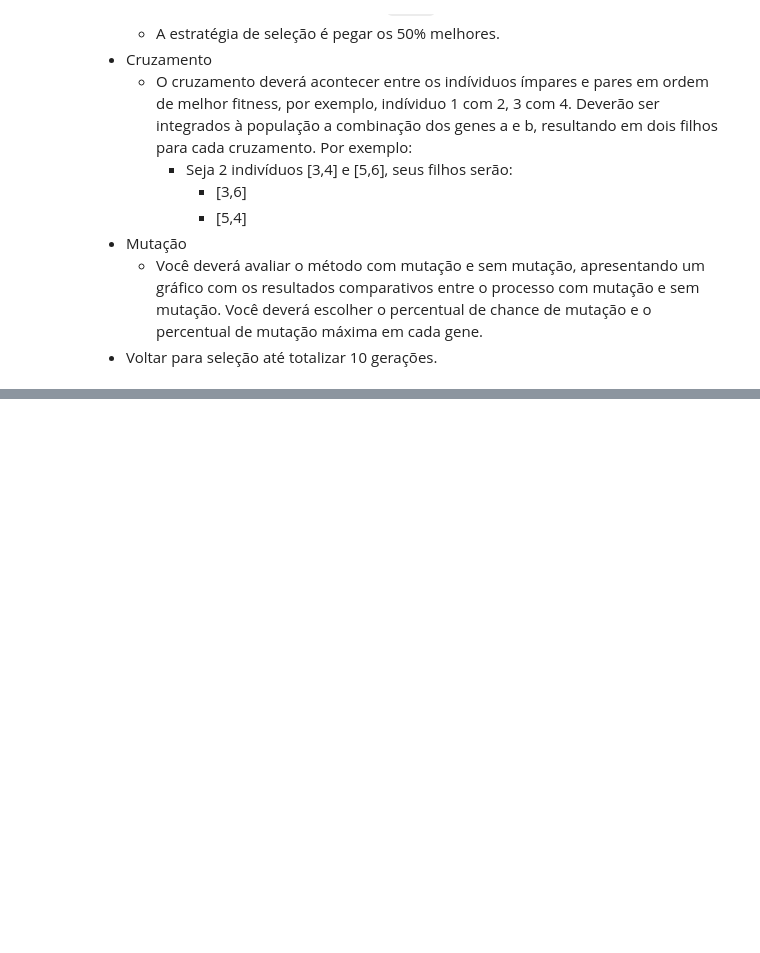
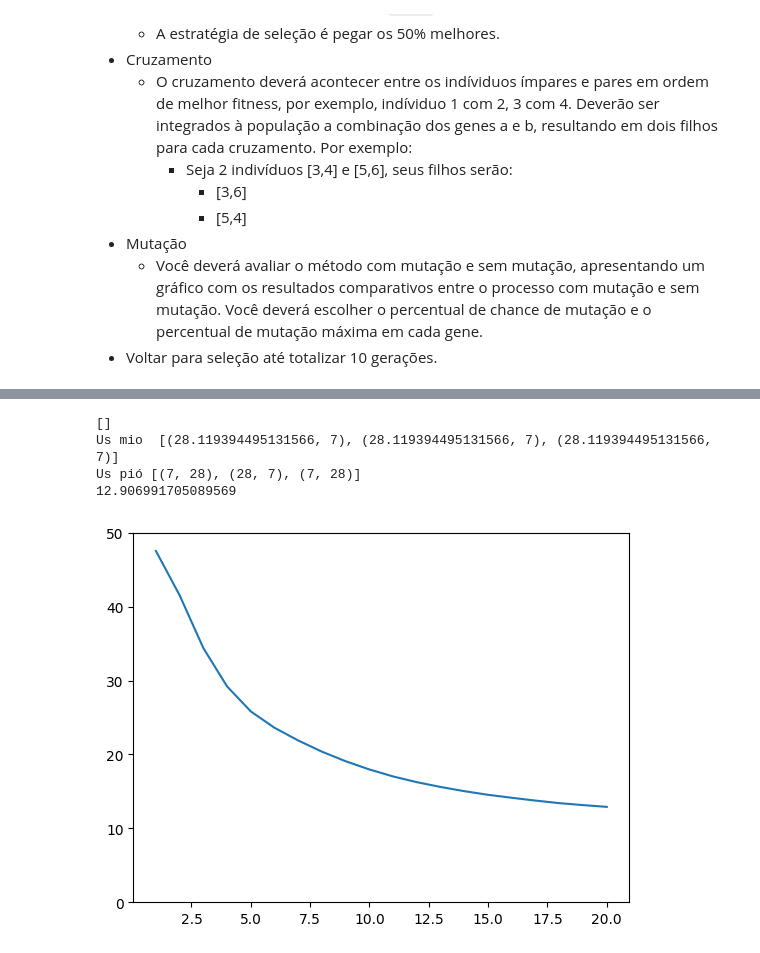
Before and after one commit to thisanches07/Algoritmo-Genetico, a Jupyter notebook: AC2_Algoritmo_Genetico.ipynb, the cells around one changed output, grey strips where cells are left out. Saved outputs shown, nothing was run; the diff lists cells and outputs as text; code cells hidden in the pictures; blank space fills up the shorter version.

```diff
--- a/AC2_Algoritmo_Genetico.ipynb
+++ b/AC2_Algoritmo_Genetico.ipynb
@@ -112,0 +138,68 @@ X_train, X_test, y_train, y_test = train_test_split(X, y,
+# %%
+import random
+
+mutation_rate = 0.05
+gen_errors = []
+mean_errors = []
+
+print(mean_errors)
+
+def fitness(individual):
+    a, b = individual
+    Y_pred = a*X + b
+    mae = np.mean(np.abs(y - Y_pred))
+
+    gen_errors.append(mae)
+    # if(a == 12 and b ==16):
+    #   print('mae = ',mae, ' a=',a,' b=',b)
+    return 1/mae
+
+# coloca valores de a e b em um array
+populacao = [(row['a'], row['b']) for index, row in individuos.iterrows()]
+
+
+for generation in range(num_generations):
+    # Avalia cada indivíduo na população atraves do MAE
+    fitness_values = [fitness(individual) for individual in populacao]
+    mean_errors.append(mean(gen_errors))
+
+    # Seleciona os melhores indivíduos para cruzamento, ordena a população pelo desempenho dos indivíduos (fitness) em ordem decrescente
+    populacao_ordenada = sorted(populacao, key=fitness, reverse=True)
+
+    populacao_selecionada = populacao_ordenada[:tamanho_populacao//2]
+
+
+    # Aplica crossover e mutação para gerar novos indivíduos
+    new_population = []
+    for i in range(0, len(populacao_selecionada), 2):
+      tupla1 = populacao_selecionada[i]
+      tupla2 = populacao_selecionada[i+1]
+
+
+      if random.random() < mutation_rate:
+            tupla1 = (abs(tupla1[0] + random.uniform(-100, 100)), abs(tupla1[1] + random.uniform(-100, 100))) # mutação aleatória
+
+
+      if random.random() < mutation_rate:
+            tupla2 = (abs(tupla2[0] + random.uniform(-100, 100)), abs(tupla2[1] + random.uniform(-100, 100))) # mutação aleatória
+
+
+      new_population.append(tuple((tupla1[0],tupla2[1])))
+      new_population.append(tuple((tupla1[1],tupla2[0])))
+    populacao = populacao_selecionada + new_population
+
+print("Us mio ",populacao[:3])
+print("Us pió",populacao[-3:])
+print(mean_errors[-1])
+
+plt.plot(range(1,num_generations+1), mean_errors)
+
+plt.ylim(0,50)
+
+plt.show()
+# %% [output]
+[]
+Us mio  [(28.119394495131566, 7), (28.119394495131566, 7), (28.119394495131566, 7)]
+Us pió [(7, 28), (28, 7), (7, 28)]
+12.906991705089569
+[figure, added]
```
Also changed, not shown: parts of 5 cells of this notebook.
